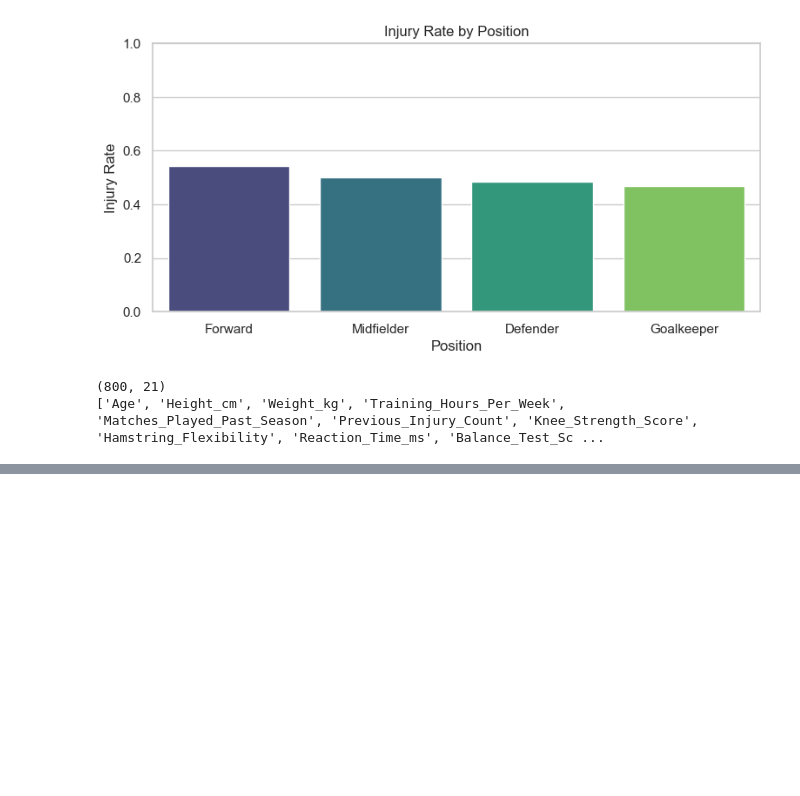
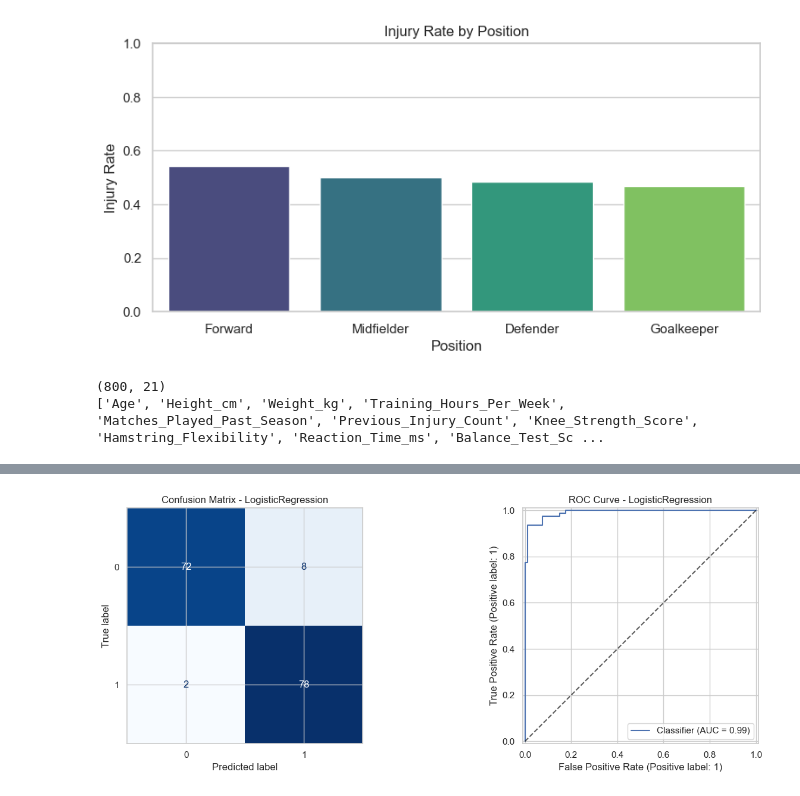
Before and after one commit to yaeby/football-injury-prediction, a Jupyter notebook: sample.ipynb, the cells around one changed output, grey strips where cells are left out. Saved outputs shown, nothing was run; the diff lists cells and outputs as text; code cells hidden in the pictures; blank space fills up the shorter version.

Commit message:
confusion matrix && ROC

```diff
--- a/sample.ipynb
+++ b/sample.ipynb
@@ -243,12 +244,11 @@ print(df_final.columns.tolist())
 data_for_model = df_final.copy()
 
 X = data_for_model.drop(columns=[TARGET])
-y = data_for_model[TARGET].astype(int)
+y = data_for_model[TARGET]
 
 X_train, X_test, y_train, y_test = train_test_split(
     X, y,
     test_size=0.2,
-    stratify=y,
     random_state=RANDOM_STATE
 )
 
@@ -447,0 +286,12 @@ to prioritize catching more risky players (higher recall) or reducing false alar
+# %%
+model_scores = {}
+
+for m in models:
+    model_scores[m.__class__.__name__] = accuracy_score(y_test, m.predict(X_test))
+
+best_model_name = max(model_scores, key=model_scores.get)
+best_model = next(m for m in models if m.__class__.__name__ == best_model_name)
+
+print(f"Best model: {best_model_name}")
+print(f"Best accuracy: {model_scores[best_model_name]:.4f}")
+display(pd.DataFrame(model_scores.items(), columns=["Model", "Accuracy"]).sort_values("Accuracy", ascending=False))
@@ -447,0 +306,23 @@ to prioritize catching more risky players (higher recall) or reducing false alar
+# %%
+y_pred_best = best_model.predict(X_test)
+y_score_best = best_model.predict_proba(X_test)[:, 1]
+
+fig, axes = plt.subplots(1, 2, figsize=(14, 5))
+
+ConfusionMatrixDisplay.from_predictions(
+    y_test,
+    y_pred_best,
+    cmap="Blues",
+    ax=axes[0],
+    colorbar=False,
+ )
+axes[0].set_title(f"Confusion Matrix - {best_model_name}")
+
+RocCurveDisplay.from_predictions(y_test, y_score_best, ax=axes[1])
+axes[1].set_title(f"ROC Curve - {best_model_name}")
+axes[1].plot([0, 1], [0, 1], "k--", alpha=0.7)
+
+plt.tight_layout()
+plt.show()
+# %% [output]
+[figure, added]
```
Also changed, not shown: parts of 13 cells of this notebook.
